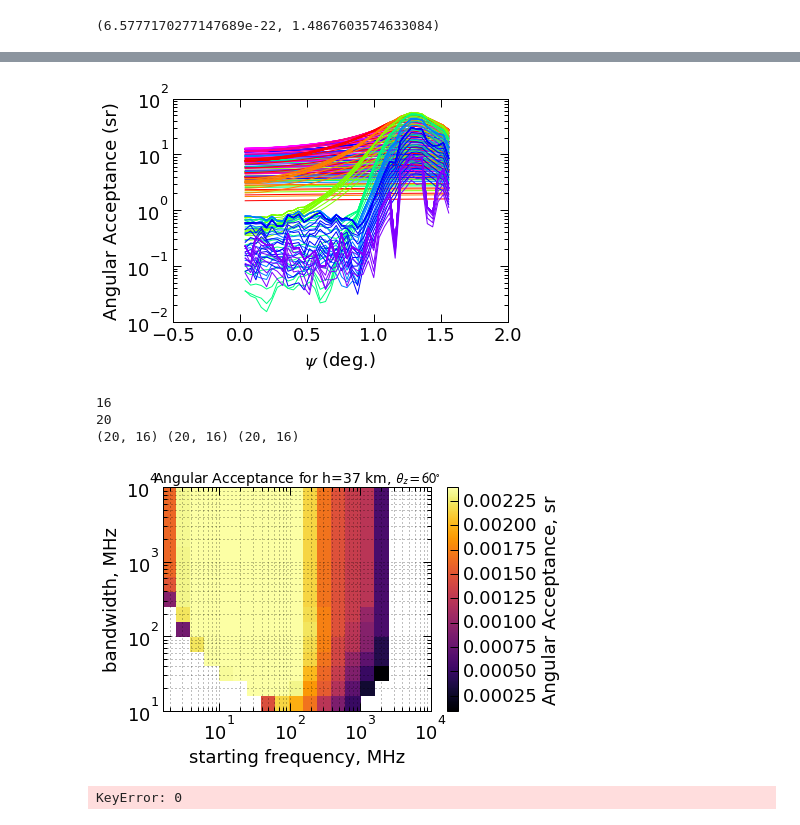
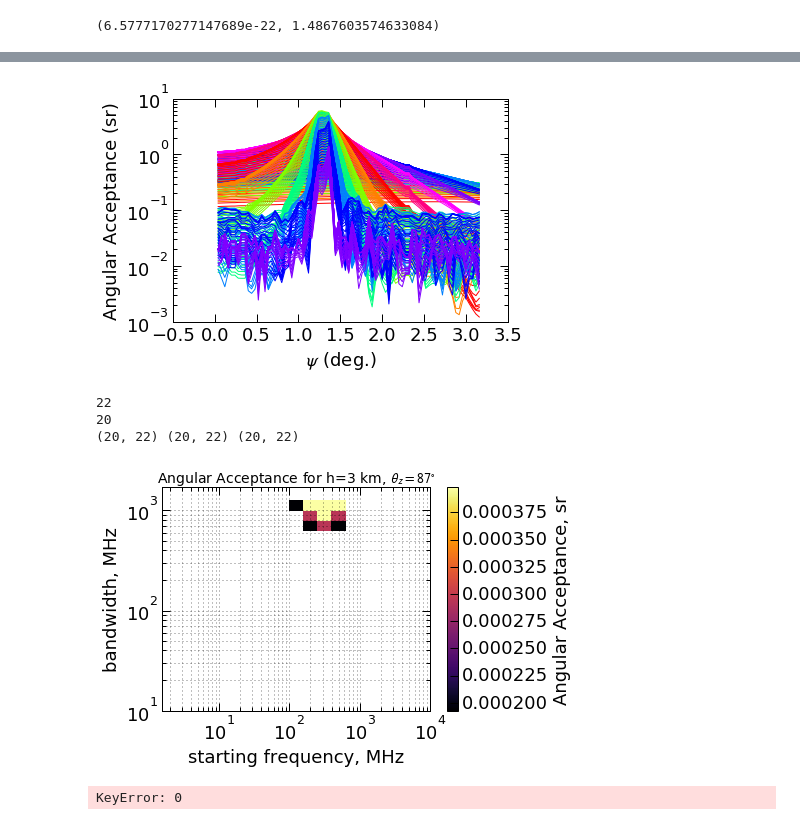
Before and after one commit to swissel/nutau_acceptance, a Jupyter notebook: 03_Detector/Efield_Pulses_Angular_Acceptance.ipynb, the cells around one changed output, grey strips where cells are left out. Drawn from its saved outputs; the diff is of its cells as text; code cells hidden in the pictures.

```diff
--- a/03_Detector/Efield_Pulses_Angular_Acceptance.ipynb
+++ b/03_Detector/Efield_Pulses_Angular_Acceptance.ipynb
@@ -59,7 +59,7 @@ temp(1200)
 # %%
 h = 2
 z = 75
-ant_no = 1
+ant_no = 4
 efield_td, efield_fd = read_npz_files(h,z)
 print efield_td[ant_no].keys()
 print efield_fd[ant_no].keys()
@@ -114,7 +114,7 @@ print 'sum(V(f))*df %1.2e V/m'%(np.sum(np.abs(E_fft))*df/1.e6 * float(len(efield
 print 'Peak V(t)    %1.2e V/m'%np.max(np.abs(efield))
 
 pyp.figure(4)
-freq, efield = simulated_signal_fd(offangle)
+freq, efield = simulated_signal_fd(ant_no)
 pyp.loglog((freq)/1e6, efield)
 pyp.xlim(1.e-1,1200)
 pyp.xlabel("Frequency (MHz)")
@@ -255,7 +258,7 @@ print ef[1]
 # this is for E=1.e17 and unity gain
 def snr_vs_angle(h,z,gain, f_Lo_list, bandwidth_list):
 
-    off_angle_array = np.arange(0.04,40*0.04, 0.04)
+    off_angle_array = np.arange(0.04,80*0.04, 0.04)
     i_off_angle_array = range(1, len(off_angle_array)+1)
     voltage_SNR = np.zeros((len(f_Lo_list), len(bandwidth_list), len(i_off_angle_array)))
     cc = 0
@@ -293,11 +296,11 @@ def snr_vs_angle(h,z,gain, f_Lo_list, bandwidth_list):
     #pyp.plot(off_angle_array, voltage_SNR, 'ko')
     return off_angle_array, voltage_SNR
 # %%
-h=37
-z=60
-gain = 1000.
+h=3
+z=87
+gain = 10.
 f_Lo_list = 10**np.arange(0.2,4.2,0.2)
-bandwidth_list = 10**np.arange(1.,4.2,0.2)
+bandwidth_list = 10**np.arange(1.,3.2,0.1)
 
 psi, snr_V = snr_vs_angle(h,z,gain, f_Lo_list, bandwidth_list)
 d_psi = (psi[1]-psi[0])*np.pi/180.
@@ -314,32 +317,32 @@ pyp.xlabel("$\psi$ (deg.)")
 pyp.ylabel("Angular Acceptance (sr)")
 pyp.legend(loc=[1.01, 0.1])
 # %% [output]
-[figure, old version]
+[figure, new version]
 # %%
 print len(bandwidth_list)
 print len(f_Lo_list)
 start_freq, bands = np.meshgrid(np.log10(bandwidth_list), np.log10(f_Lo_list))
 print start_freq.shape, bands.shape, A_angular.shape
 
 ax = pyp.subplot(111)
 ax.set_xscale('log')
 ax.set_yscale('log')
 H=np.array(A_angular)
 Hmasked = np.ma.masked_where(H==0,H) # Mask pixels with a value of zero
 pyp.pcolormesh(10**bands, 10**start_freq, Hmasked, cmap='inferno')
 pyp.xlim(0.,1.e4)
-pyp.ylim(0.,1.e4)
+pyp.ylim(0.,1.7e3)
 pyp.colorbar(label='Angular Acceptance, sr')
 pyp.ylabel('bandwidth, MHz')
 pyp.xlabel('starting frequency, MHz')
 pyp.grid(True, which='both')
 pyp.title(r'Angular Acceptance for h=%1.0f km, $\theta_{z}=%1.0f^{\circ}$'%(h,z), fontsize=14)
 pyp.savefig(os.environ['TAU_ACC_DETECTOR_PLOTS_DIR'] + "firstpass_acceptance_%dkm_%ddeg_gain%d.png"%(h,z, int(gain)))
 # %% [output]
-16
+22
 20
-(20, 16) (20, 16) (20, 16)
+(20, 22) (20, 22) (20, 22)
-[figure, old version]
+[figure, new version]
 # %%
 def Voltage_model(view_angle_deg, log10_tau_energy, distance_km, Gain, Z_L, Z_A, f_LO, bandwidth):
     # Skeleton for sampling the electric fields
```
Also changed, not shown: parts of 3 cells of this notebook, 1 other file.
